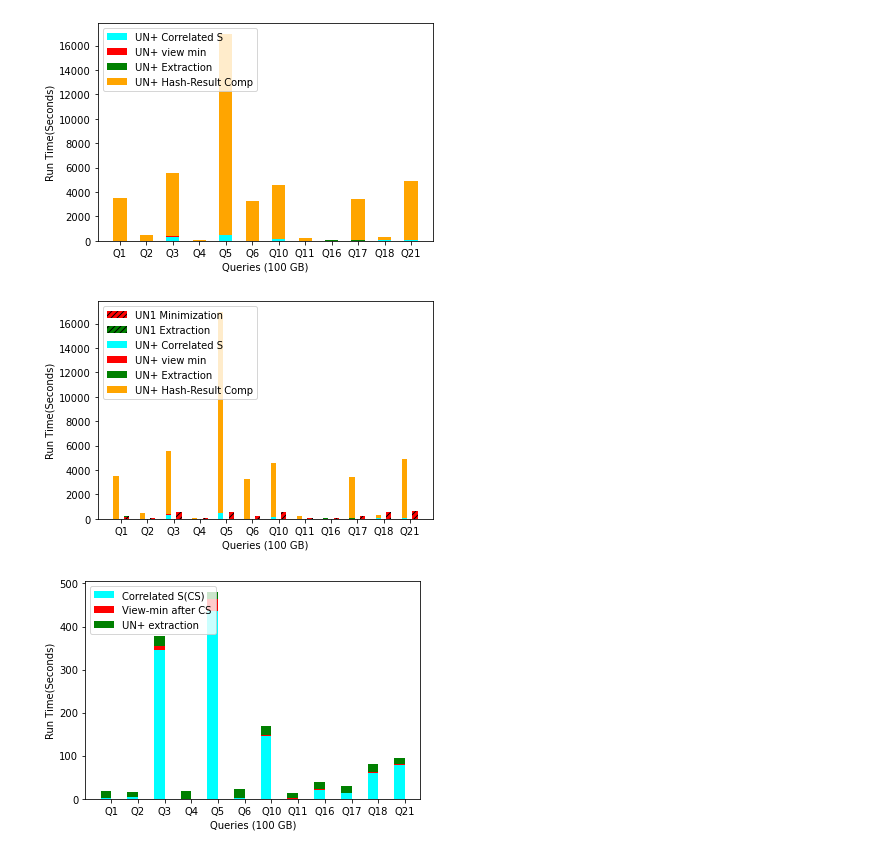
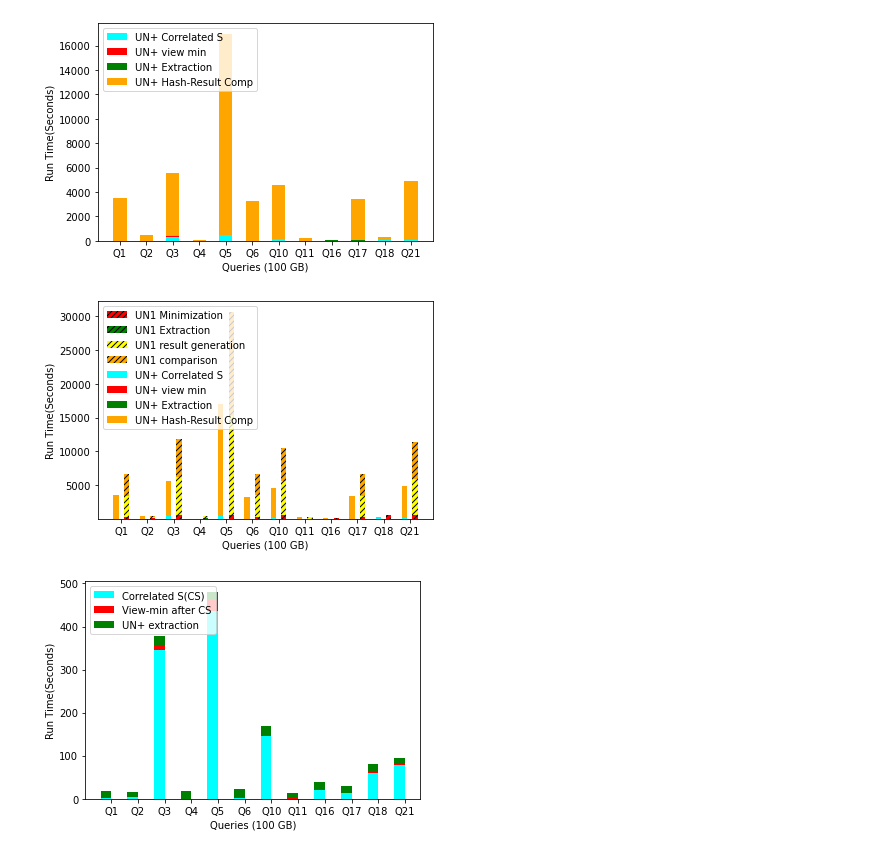
Before and after one commit to snehawadekar/unmasque2, a Jupyter notebook: grapg.ipynb, the cells around one changed output. Cells and saved outputs as stored; diff of their text form; code cells hidden in the pictures.

```diff
--- a/grapg.ipynb
+++ b/grapg.ipynb
@@ -478,35 +478,67 @@ a2 =np.array([
          592.378 - 582.2 , #10
          43.38- 32.4  , #11
         80.23  - 67.4 , #16
         234.44 - 221.2 , #17
         50.50 -  37.5, #18
         715.23 - 705.4   #21
       ])
 
+a3 = np.array([
+        3163.89 , #1
+        259.786639213562 , #2
+        5635.773955821991 , #3
+        315.89284563064575 , #4
+        14718.285505533218  , #5
+        3232.7444083690643, #6
+        4992.470921039581 , #10
+        246.70489764213562 , #11
+        50.67029786109924 , #16
+        3203.8860330581665, #17
+        30.495946168899536, #18
+        5263.451494693756  #21
+      ])
+
+a4 = np.array([
+        3207.408714056015 , #1
+         9.74339509010315 , #2
+        5631.362746477127, #3
+         8.762585401535034 , #4
+         15408.552684545517 , #5
+          3233.0525994300842 , #6
+          4899.340217351913 , #10
+        25.86381483078003 , #11
+         17.17902398109436 , #16
+          3184.3431804180145, #17
+        17.309530019760132 , #18
+         5446.708347320557  #21
+      ])
+
 width = 0.2
 # UN1
 plt.bar(x + 0.2, a1, width , color='red', hatch = "////") # old min
 plt.bar(x + 0.2, a2, width, bottom =a1 , color='green', hatch = "////") # old extraction
+plt.bar(x + 0.2, a3, width, bottom =a1 + a2 , color='yellow', hatch = "////")
+plt.bar(x + 0.2, a4, width, bottom =a1 +a2+a3 , color='orange', hatch = "////")
 
 # UN+
 # plot data in grouped manner of bar type
 plt.bar(x - 0.2, y1, width, color='cyan') # copy min
 plt.bar(x - 0.2, y2, width, bottom = y1, color='red') # view min
 plt.bar(x - 0.2 , y3, width,bottom = y1 + y2, color='green') # extraction
 plt.bar(x - 0.2 , y4, width,bottom = y1 + y2 + y3, color='orange') # result comp
 # plt.bar(x, y4, width, color='orange')
 
 
 plt.xticks(x, ['Q1', 'Q2', 'Q3', 'Q4', 'Q5', 'Q6', 'Q10', 'Q11', 'Q16' , 'Q17', 'Q18', 'Q21'])
 plt.xlabel("Queries (100 GB)")
 plt.ylabel("Run Time(Seconds)")
-plt.legend(["UN1 Minimization", "UN1 Extraction", "UN+ Correlated S", "UN+ view min", "UN+ Extraction", "UN+ Hash-Result Comp"],  loc="upper left")
+plt.legend(["UN1 Minimization", "UN1 Extraction","UN1 result generation", "UN1 comparison", "UN+ Correlated S", "UN+ view min", "UN+ Extraction", "UN+ Hash-Result Comp"],  loc="upper left")
 plt.show()
 
 
 # updated Q1,3,5,6
 # %% [output]
-[figure, old version]
+[figure, new version]
 # %%
 # all other time are quite negligible than the result comparison times, so to focus on them --- creating a graph with no result comparison time
 # importing package
```
Also changed, not shown: 6 other files.
